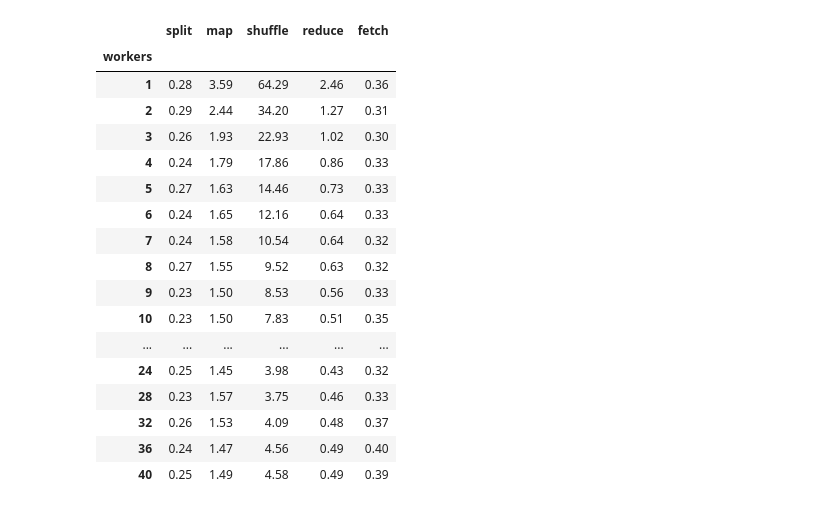
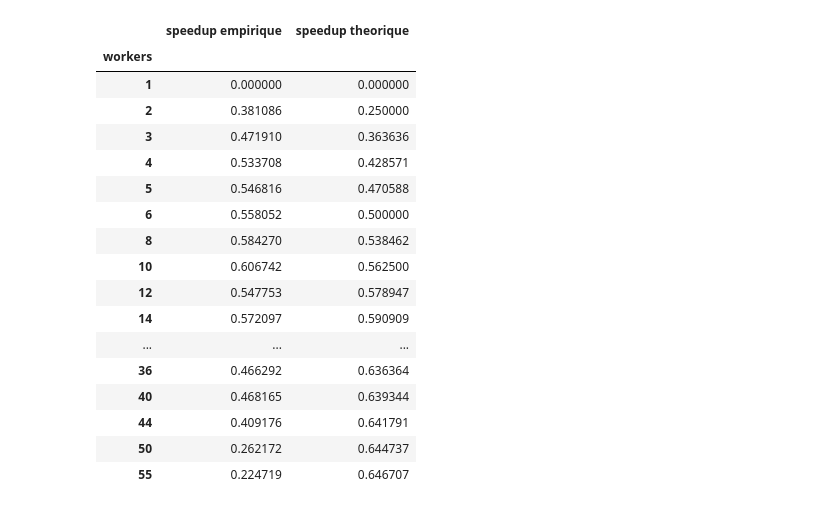
Before and after one commit to pierre-db/INF727_Distributed-Project, a Jupyter notebook: rendu/graphs.ipynb, the cells around one changed output. Cells and saved outputs as stored; diff of their text form; code cells hidden in the pictures.

```diff
--- a/rendu/graphs.ipynb
+++ b/rendu/graphs.ipynb
@@ -5,23 +6,28 @@ import matplotlib.pyplot as plt
 # %%
 graph_m = pd.read_csv("exec_times_medium.csv", index_col="workers")
-graph_m
+graph_m = graph_m.iloc[:-5,:]
+columns = graph_m.columns
-# %% [output]
-|  | split | map | shuffle | reduce | fetch |
-| workers |  |  |  |  |  |
-| 1 | 0.28 | 3.59 | 64.29 | 2.46 | 0.36 |
-| 2 | 0.29 | 2.44 | 34.20 | 1.27 | 0.31 |
-| 3 | 0.26 | 1.93 | 22.93 | 1.02 | 0.30 |
-| 4 | 0.24 | 1.79 | 17.86 | 0.86 | 0.33 |
-| 5 | 0.27 | 1.63 | 14.46 | 0.73 | 0.33 |
-| 6 | 0.24 | 1.65 | 12.16 | 0.64 | 0.33 |
-| 7 | 0.24 | 1.58 | 10.54 | 0.64 | 0.32 |
-| 8 | 0.27 | 1.55 | 9.52 | 0.63 | 0.32 |
-| 9 | 0.23 | 1.50 | 8.53 | 0.56 | 0.33 |
-| 10 | 0.23 | 1.50 | 7.83 | 0.51 | 0.35 |
-| ... | ... | ... | ... | ... | ... |
-| 24 | 0.25 | 1.45 | 3.98 | 0.43 | 0.32 |
-| 28 | 0.23 | 1.57 | 3.75 | 0.46 | 0.33 |
-| 32 | 0.26 | 1.53 | 4.09 | 0.48 | 0.37 |
-| 36 | 0.24 | 1.47 | 4.56 | 0.49 | 0.40 |
-| 40 | 0.25 | 1.49 | 4.58 | 0.49 | 0.39 |
+# %%
+graph_m["speedup empirique"] =  (graph_m[columns].sum(axis=1).iloc[0] - graph_m[columns].sum(axis=1)) / graph_m[columns].sum(axis=1).iloc[0]
+graph_m["speedup theorique"] = 1/((1-0.4)+(0.4/graph_m.index))-1
+graph_m[["speedup empirique","speedup theorique"]]
+# %% [output]
+|  | speedup empirique | speedup theorique |
+| workers |  |  |
+| 1 | 0.000000 | 0.000000 |
+| 2 | 0.381086 | 0.250000 |
+| 3 | 0.471910 | 0.363636 |
+| 4 | 0.533708 | 0.428571 |
+| 5 | 0.546816 | 0.470588 |
+| 6 | 0.558052 | 0.500000 |
+| 8 | 0.584270 | 0.538462 |
+| 10 | 0.606742 | 0.562500 |
+| 12 | 0.547753 | 0.578947 |
+| 14 | 0.572097 | 0.590909 |
+| ... | ... | ... |
+| 36 | 0.466292 | 0.636364 |
+| 40 | 0.468165 | 0.639344 |
+| 44 | 0.409176 | 0.641791 |
+| 50 | 0.262172 | 0.644737 |
+| 55 | 0.224719 | 0.646707 |
 # %%
```
Also changed, not shown: parts of 3 cells of this notebook, 2 other files.
